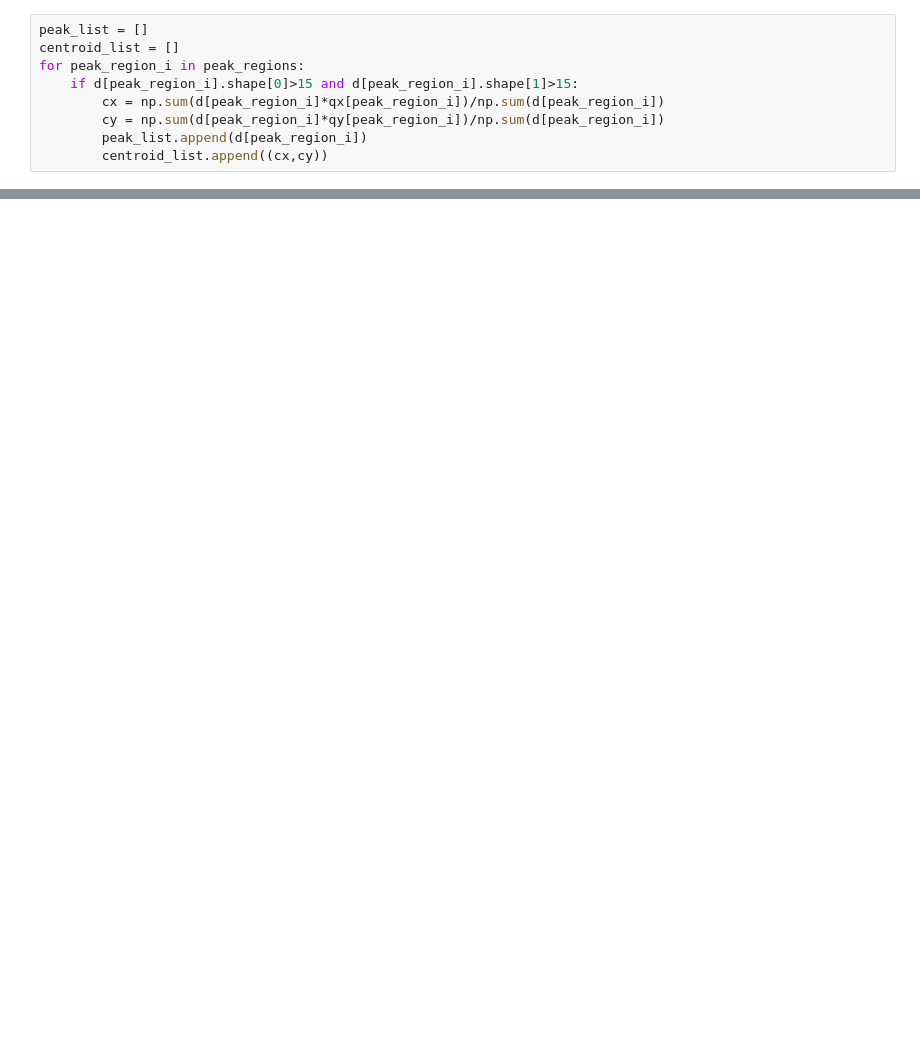
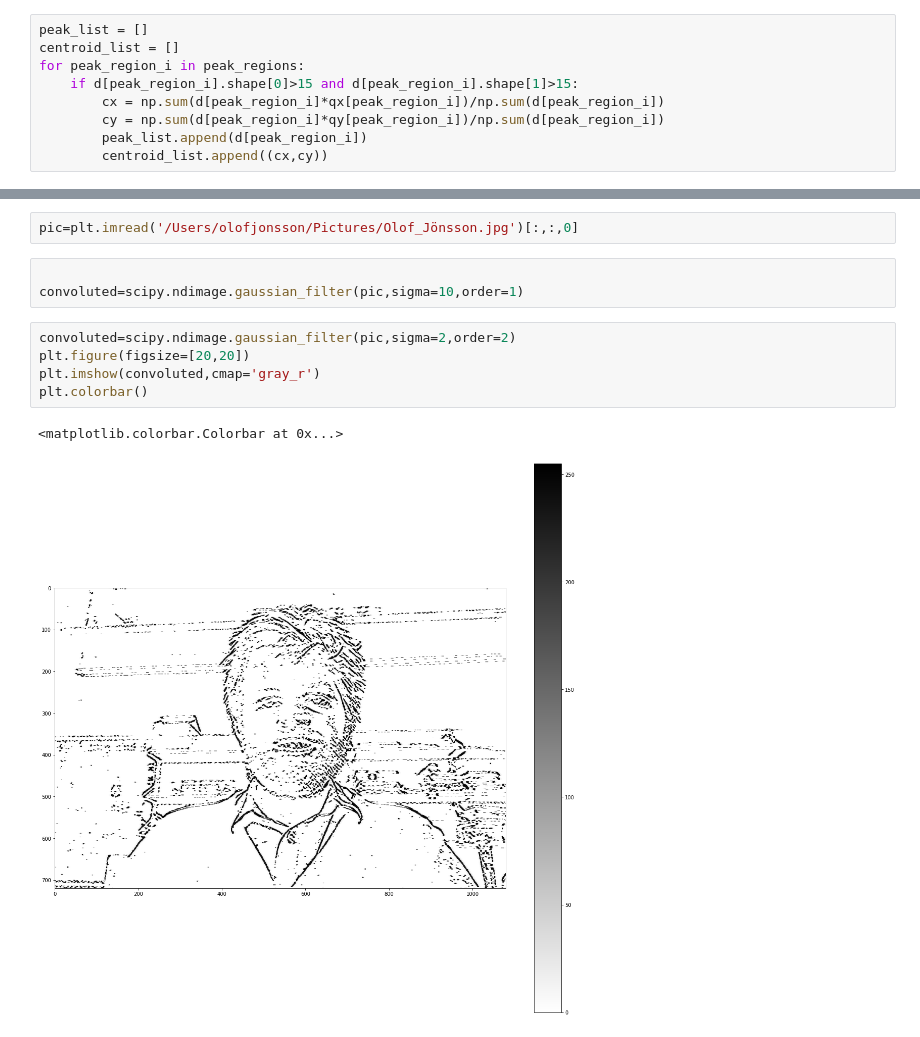
Before and after one commit to Sellberg-lab/Bragg-CDI-ice-analysis, a Jupyter notebook: examples/Final_Peak.ipynb, the cells around one changed output, grey strips where cells are left out. Cells and saved outputs as stored; diff of their text form; blank space fills up the shorter version.

```diff
--- a/examples/Final_Peak.ipynb
+++ b/examples/Final_Peak.ipynb
@@ -62,0 +159,13 @@ for i in range(len(peak_list)):
+# %%
+pic=plt.imread('/Users/olofjonsson/Pictures/Olof_Jönsson.jpg')[:,:,0]
+# %%
+
+convoluted=scipy.ndimage.gaussian_filter(pic,sigma=10,order=1)
+# %%
+convoluted=scipy.ndimage.gaussian_filter(pic,sigma=2,order=2)
+plt.figure(figsize=[20,20])
+plt.imshow(convoluted,cmap='gray_r')
+plt.colorbar()
+# %% [output]
+<matplotlib.colorbar.Colorbar at 0x...>
+[figure, added]
```
Also changed, not shown: parts of 7 cells of this notebook, 1 other file.
